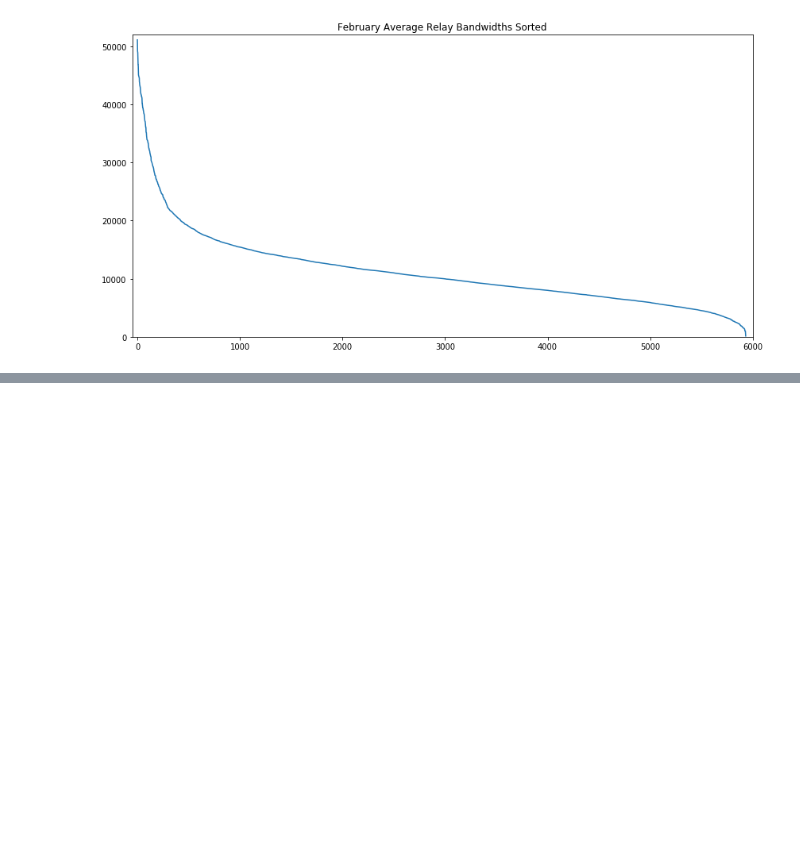
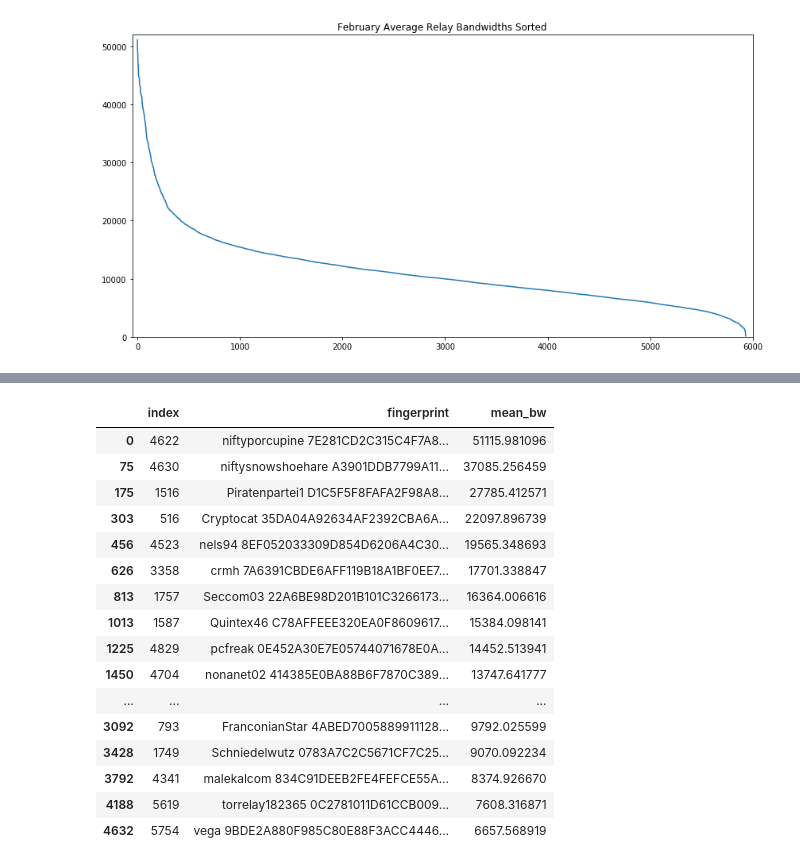
Before and after one commit to axo318/tor-masters-project, a Jupyter notebook: bw_research/choosing_n_relays.ipynb, the cells around one changed output, grey strips where cells are left out. Saved outputs shown, nothing was run; the diff lists cells and outputs as text; code cells hidden in the pictures; blank space fills up the shorter version.

```diff
--- a/bw_research/choosing_n_relays.ipynb
+++ b/bw_research/choosing_n_relays.ipynb
@@ -85,0 +88,8 @@ Text(0.5, 1.0, 'Cumulative bandwidth weights')
+# %%
+# Remove the top 5% of relays
+i = 0
+while(1):
+    if cum_weights[i]>0.95:
+        break
+    i+=1
+cum_weights_95 = cum_weights[:i]
@@ -85,0 +171,21 @@ Text(0.5, 1.0, 'Cumulative bandwidth weights')
+# %%
+final_samples = [0] + samples
+df.loc[final_samples]
+# %% [output]
+|  | index | fingerprint | mean_bw |
+| 0 | 4622 | niftyporcupine 7E281CD2C315C4F7A8... | 51115.981096 |
+| 75 | 4630 | niftysnowshoehare A3901DDB7799A11... | 37085.256459 |
+| 175 | 1516 | Piratenpartei1 D1C5F5F8FAFA2F98A8... | 27785.412571 |
+| 303 | 516 | Cryptocat 35DA04A92634AF2392CBA6A... | 22097.896739 |
+| 456 | 4523 | nels94 8EF052033309D854D6206A4C30... | 19565.348693 |
+| 626 | 3358 | crmh 7A6391CBDE6AFF119B18A1BF0EE7... | 17701.338847 |
+| 813 | 1757 | Seccom03 22A6BE98D201B101C3266173... | 16364.006616 |
+| 1013 | 1587 | Quintex46 C78AFFEEE320EA0F8609617... | 15384.098141 |
+| 1225 | 4829 | pcfreak 0E452A30E7E05744071678E0A... | 14452.513941 |
+| 1450 | 4704 | nonanet02 414385E0BA88B6F7870C389... | 13747.641777 |
+| ... | ... | ... | ... |
+| 3092 | 793 | FranconianStar 4ABED7005889911128... | 9792.025599 |
+| 3428 | 1749 | Schniedelwutz 0783A7C2C5671CF7C25... | 9070.092234 |
+| 3792 | 4341 | malekalcom 834C91DEEB2FE4FEFCE55A... | 8374.926670 |
+| 4188 | 5619 | torrelay182365 0C2781011D61CCB009... | 7608.316871 |
+| 4632 | 5754 | vega 9BDE2A880F985C80E88F3ACC4446... | 6657.568919 |
```
Also changed, not shown: parts of 8 cells of this notebook, 5 other files.
